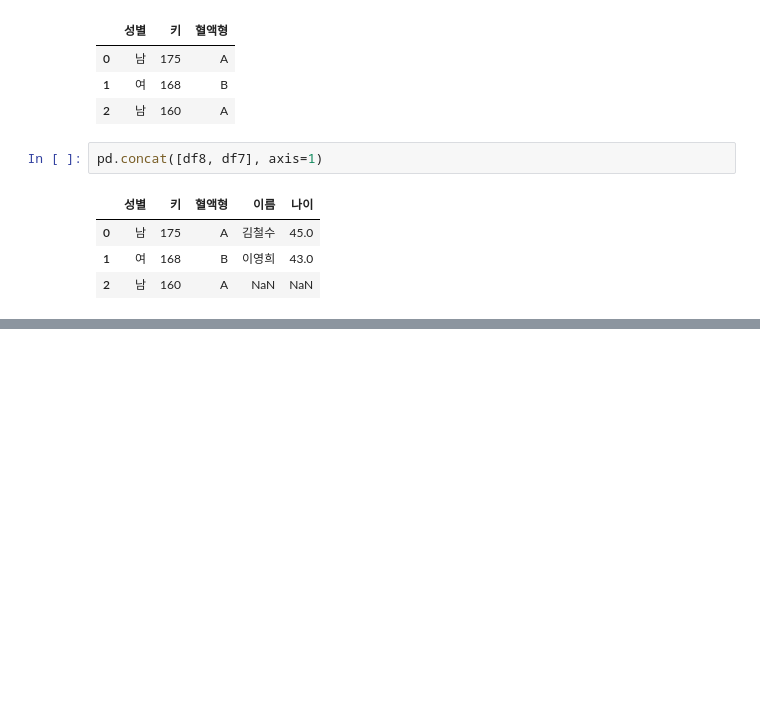
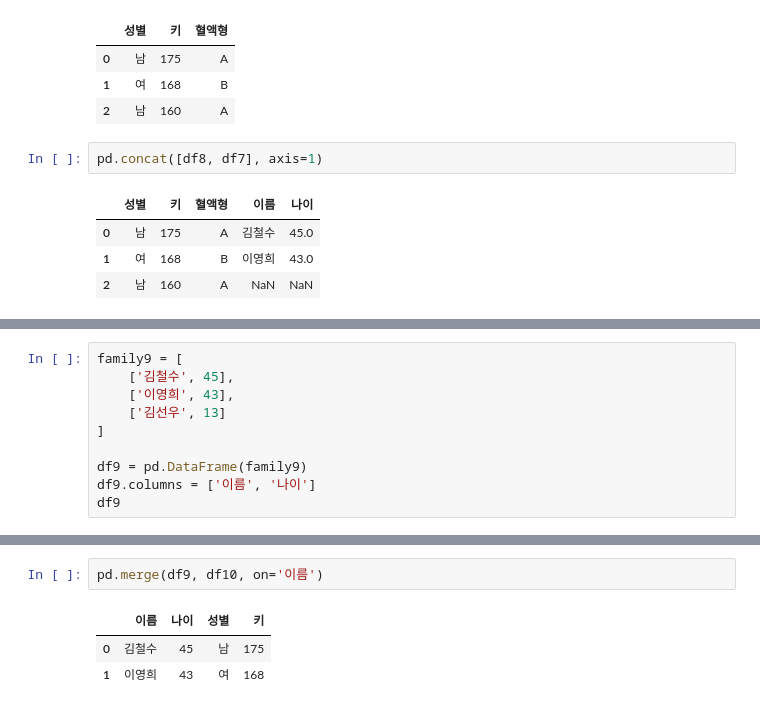
Before and after one commit to ChoongyeolKim/20260616, a Jupyter notebook: src/pandas-exercise.ipynb, the cells around one changed output, grey strips where cells are left out. Saved outputs shown, nothing was run; the diff lists cells and outputs as text; blank space fills up the shorter version.

Commit message:
merge 추가

```diff
--- a/src/pandas-exercise.ipynb
+++ b/src/pandas-exercise.ipynb
@@ -771,0 +785,10 @@ pd.concat([df8, df7], axis=1)
+# %%
+family9 = [
+    ['김철수', 45],
+    ['이영희', 43],
+    ['김선우', 13]
+]
+
+df9 = pd.DataFrame(family9)
+df9.columns = ['이름', '나이']
+df9
@@ -771,0 +815,6 @@ pd.concat([df8, df7], axis=1)
+# %%
+pd.merge(df9, df10, on='이름')
+# %% [output]
+|  | 이름 | 나이 | 성별 | 키 |
+| 0 | 김철수 | 45 | 남 | 175 |
+| 1 | 이영희 | 43 | 여 | 168 |
```
Also changed, not shown: parts of 3 cells of this notebook.
